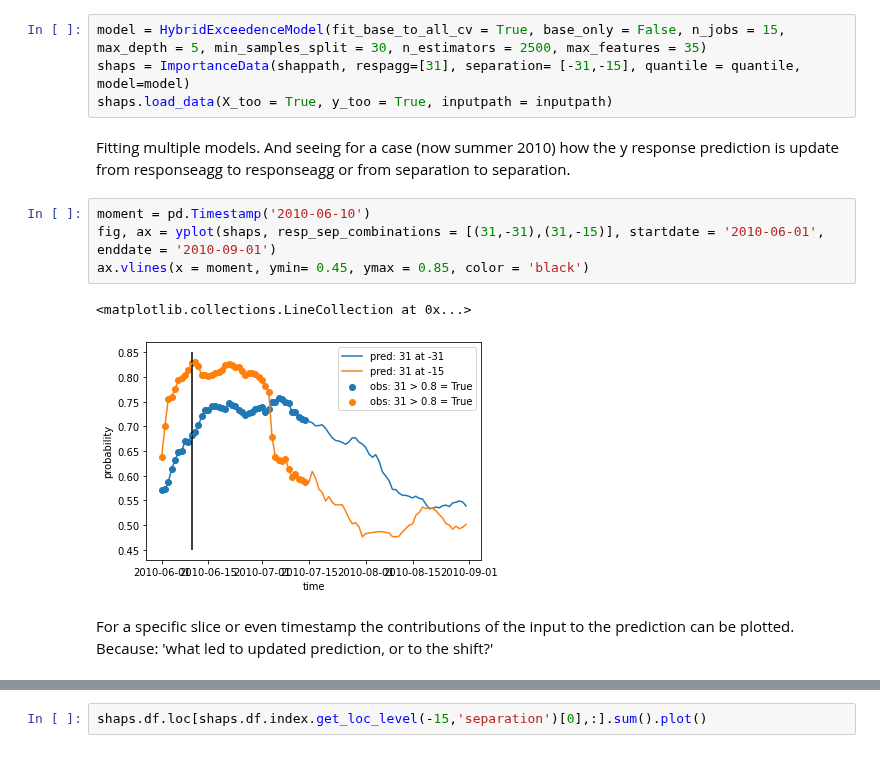
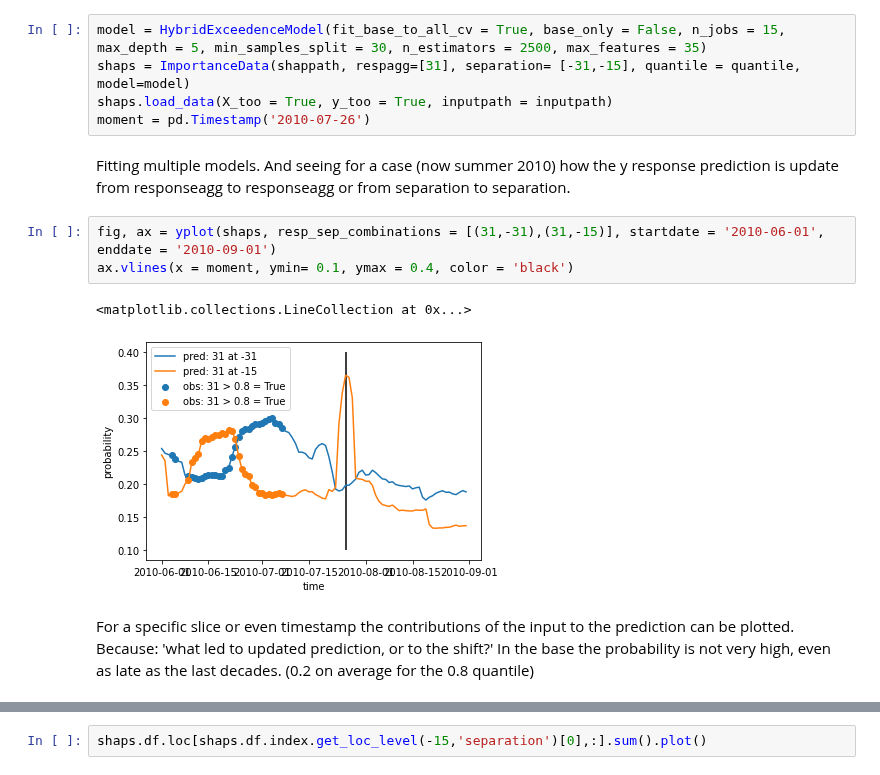
Before and after one commit to chiemvs/Weave, a Jupyter notebook: notebooks/inspection_showcase.ipynb, the cells around one changed output, grey strips where cells are left out. Saved outputs shown, nothing was run; the diff lists cells and outputs as text.

```diff
--- a/notebooks/test_inspection.ipynb
+++ b/notebooks/inspection_showcase.ipynb
@@ -207,14 +208,14 @@ This most important factor is supported by global shap both in training and in v
 model = HybridExceedenceModel(fit_base_to_all_cv = True, base_only = False, n_jobs = 15, max_depth = 5, min_samples_split = 30, n_estimators = 2500, max_features = 35)
 shaps = ImportanceData(shappath, respagg=[31], separation= [-31,-15], quantile = quantile, model=model)
 shaps.load_data(X_too = True, y_too = True, inputpath = inputpath)
+moment = pd.Timestamp('2010-07-26')
 # %% [markdown]
 Fitting multiple models. And seeing for a case (now summer 2010) how the y response prediction is update from responseagg to responseagg or from separation to separation.
 # %%
-moment = pd.Timestamp('2010-06-10')
 fig, ax = yplot(shaps, resp_sep_combinations = [(31,-31),(31,-15)], startdate = '2010-06-01', enddate = '2010-09-01')
-ax.vlines(x = moment, ymin= 0.45, ymax = 0.85, color = 'black')
+ax.vlines(x = moment, ymin= 0.1, ymax = 0.4, color = 'black')
 # %% [output]
 <matplotlib.collections.LineCollection at 0x...>
-[figure, old version]
+[figure, new version]
 # %% [markdown]
-For a specific slice or even timestamp the contributions of the input to the prediction can be plotted. Because: 'what led to updated prediction, or to the shift?'
+For a specific slice or even timestamp the contributions of the input to the prediction can be plotted. Because: 'what led to updated prediction, or to the shift?' In the base the probability is not very high, even as late as the last decades. (0.2 on average for the 0.8 quantile)
```
Also changed, not shown: parts of 18 cells of this notebook, 2 other files.
